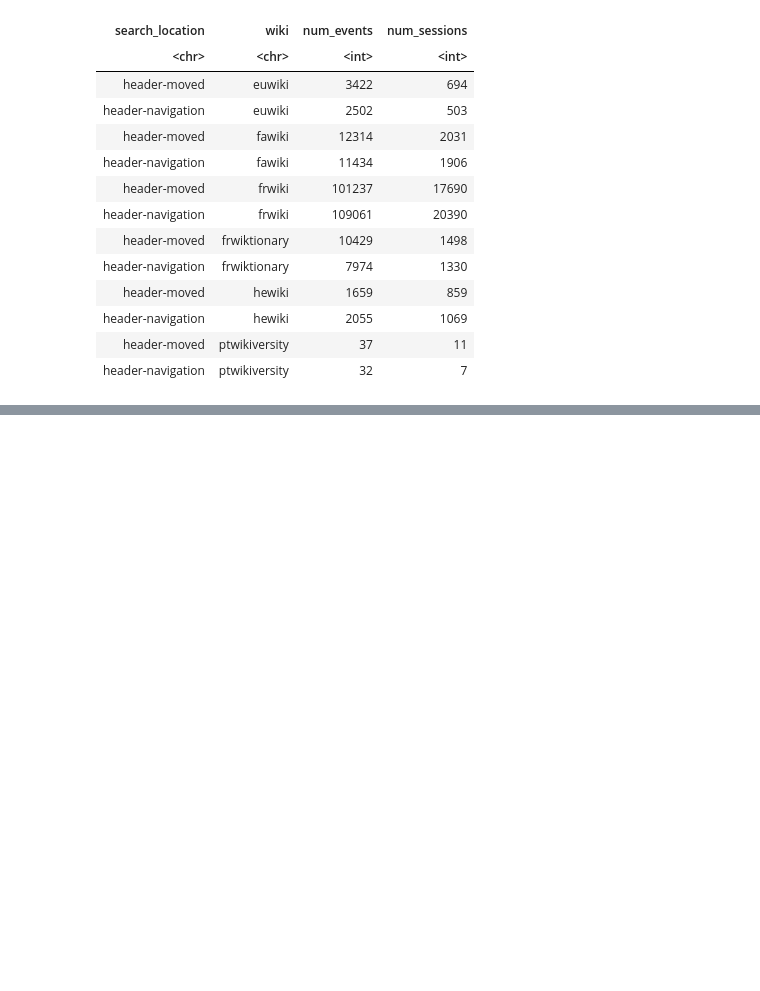
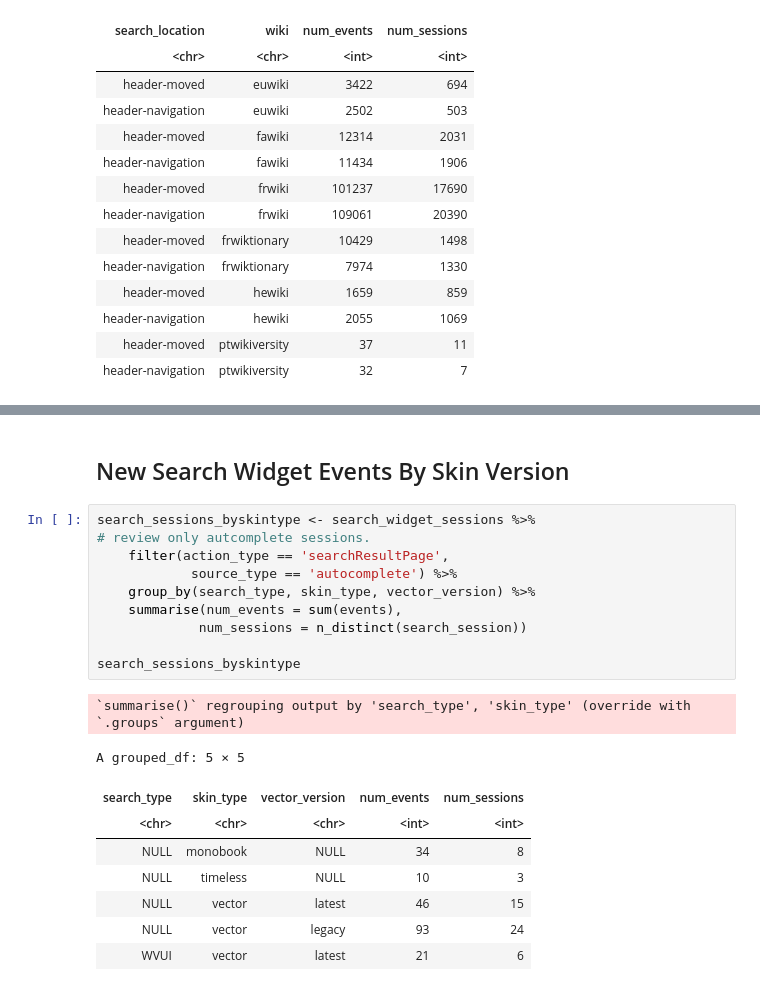
Before and after one commit to wikimedia-research/Desktop-Improvements-Search-Move-Analysis-2020, a Jupyter notebook: Post-deployment-data-QA/Post-deployment-data-QA.ipynb, the cells around one changed output, grey strips where cells are left out. Drawn from its saved outputs; the diff is of its cells as text; blank space fills up the shorter version.

```diff
--- a/Post-deployment-data-QA/Post-deployment-data-QA.ipynb
+++ b/Post-deployment-data-QA/Post-deployment-data-QA.ipynb
@@ -811,0 +929,22 @@ Ptw
+# %% [markdown]
+## New Search Widget Events By Skin Version
+# %%
+search_sessions_byskintype <- search_widget_sessions %>%
+# review only autcomplete sessions.
+    filter(action_type == 'searchResultPage',
+            source_type == 'autocomplete') %>%
+    group_by(search_type, skin_type, vector_version) %>%
+    summarise(num_events = sum(events),
+             num_sessions = n_distinct(search_session))
+
+search_sessions_byskintype
+# %% [output]
+`summarise()` regrouping output by 'search_type', 'skin_type' (override with `.groups` argument)
+A grouped_df: 5 × 5
+| search_type | skin_type | vector_version | num_events | num_sessions |
+| <chr> | <chr> | <chr> | <int> | <int> |
+| NULL | monobook | NULL | 34 | 8 |
+| NULL | timeless | NULL | 10 | 3 |
+| NULL | vector | latest | 46 | 15 |
+| NULL | vector | legacy | 93 | 24 |
+| WVUI | vector | latest | 21 | 6 |
```
Also changed, not shown: parts of 30 cells of this notebook.
